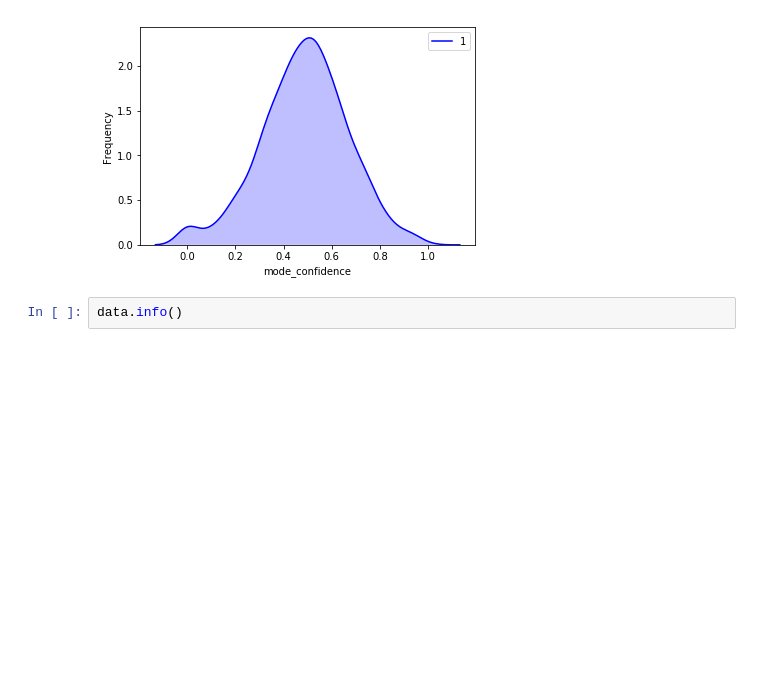
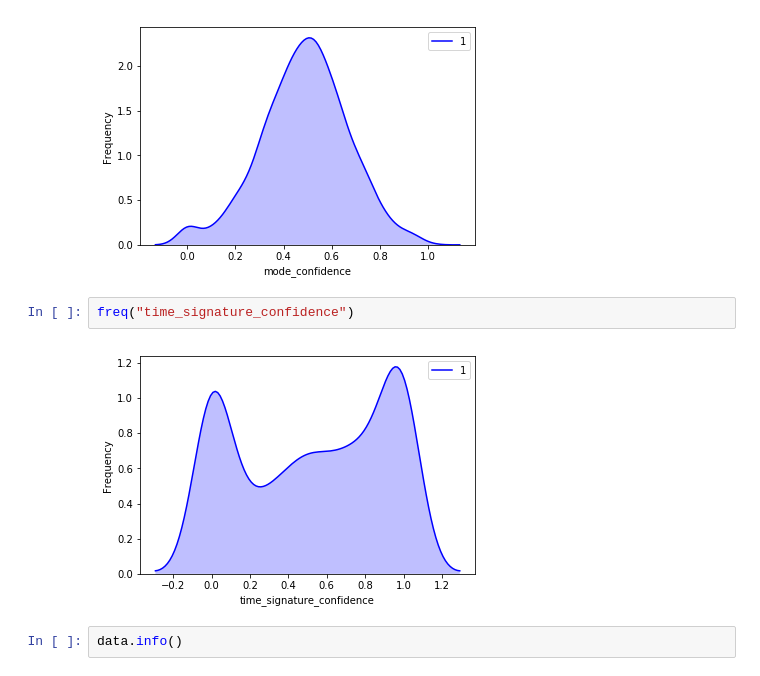
Before and after one commit to manasreldin/Song-Popularity-Predictor, a Jupyter notebook: PredictHotBB.ipynb, the cells around one changed output. Drawn from its saved outputs; the diff is of its cells as text; blank space fills up the shorter version.

```diff
--- a/PredictHotBB.ipynb
+++ b/PredictHotBB.ipynb
@@ -63,6 +63,10 @@ freq("end_of_fade_in")
 freq("mode_confidence")
 # %% [output]
 [figure]
+# %%
+freq("time_signature_confidence")
+# %% [output]
+[figure, added]
 # %%
 data.info()
 # %% [output]
```
Also changed, not shown: parts of 10 cells of this notebook, 1 other file.
